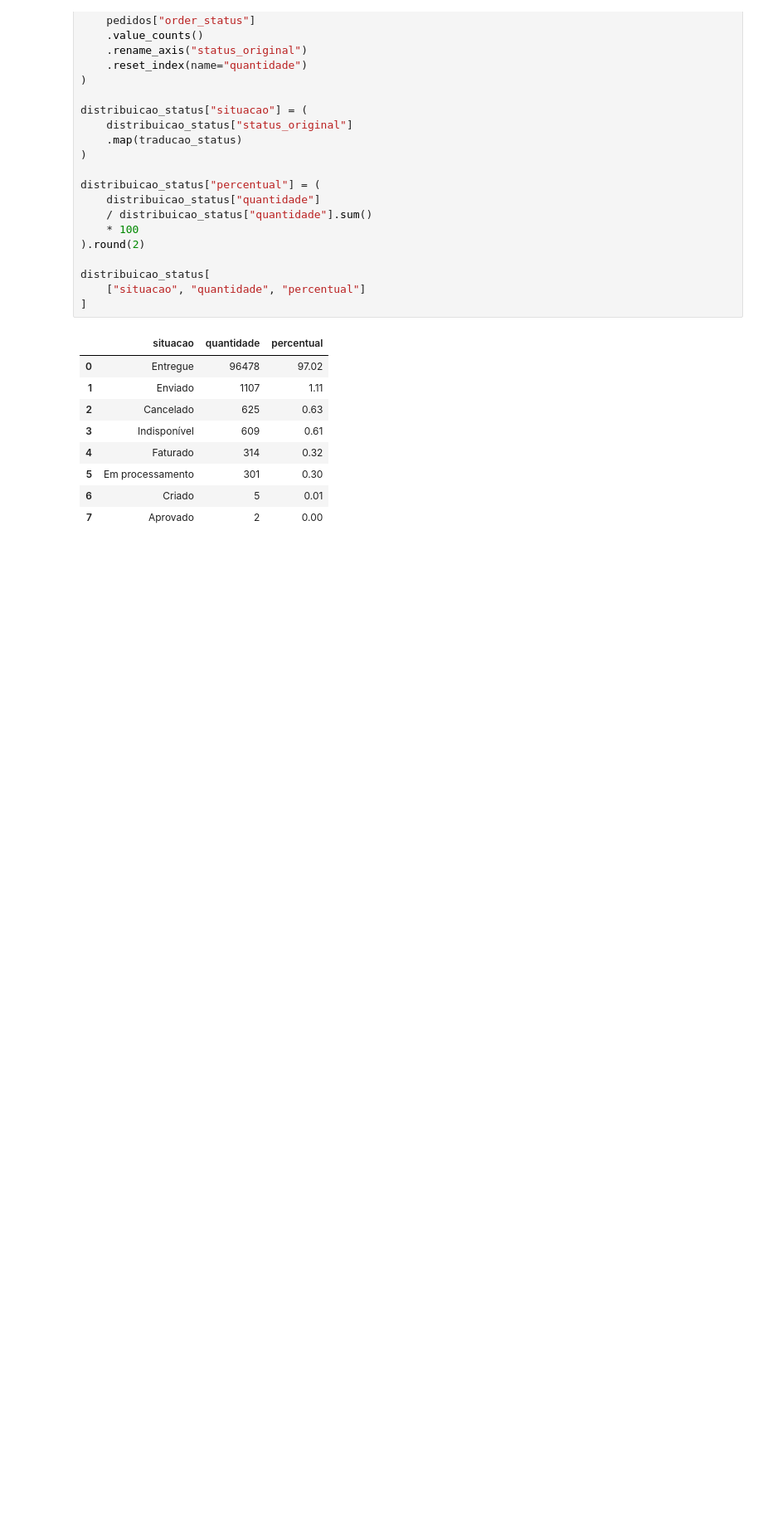
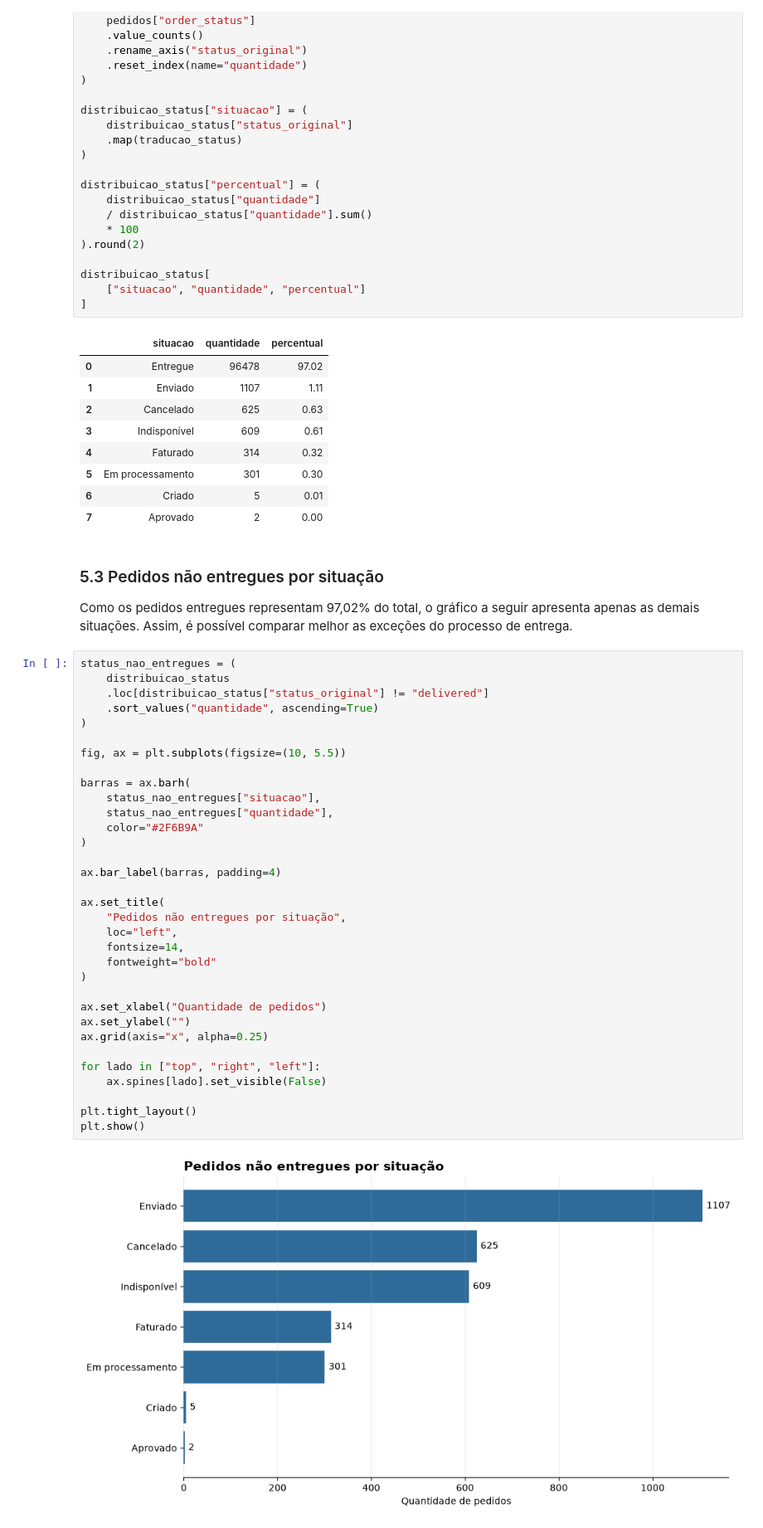
Before and after one commit to AliceGuerreiro/analise-vendas-ecommerce, a Jupyter notebook: notebooks/01_exploracao_inicial.ipynb, the cells around one changed output. Shown at 83% size. Cells and saved outputs as stored; diff of their text form; blank space fills up the shorter version.

Commit message:
Adiciona gráfico de pedidos não entregues
Visualiza as situações dos pedidos não entregues e registra a interpretação dos resultados.

```diff
--- a/notebooks/01_exploracao_inicial.ipynb
+++ b/notebooks/01_exploracao_inicial.ipynb
@@ -360,3 +358,42 @@ distribuicao_status[
 | 5 | Em processamento | 301 | 0.30 |
 | 6 | Criado | 5 | 0.01 |
 | 7 | Aprovado | 2 | 0.00 |
+# %% [markdown]
+### 5.3 Pedidos não entregues por situação
+
+Como os pedidos entregues representam 97,02% do total, o gráfico a seguir apresenta apenas as demais situações. Assim, é possível comparar melhor as exceções do processo de entrega.
+# %%
+status_nao_entregues = (
+    distribuicao_status
+    .loc[distribuicao_status["status_original"] != "delivered"]
+    .sort_values("quantidade", ascending=True)
+)
+
+fig, ax = plt.subplots(figsize=(10, 5.5))
+
+barras = ax.barh(
+    status_nao_entregues["situacao"],
+    status_nao_entregues["quantidade"],
+    color="#2F6B9A"
+)
+
+ax.bar_label(barras, padding=4)
+
+ax.set_title(
+    "Pedidos não entregues por situação",
+    loc="left",
+    fontsize=14,
+    fontweight="bold"
+)
+
+ax.set_xlabel("Quantidade de pedidos")
+ax.set_ylabel("")
+ax.grid(axis="x", alpha=0.25)
+
+for lado in ["top", "right", "left"]:
+    ax.spines[lado].set_visible(False)
+
+plt.tight_layout()
+plt.show()
+# %% [output]
+[figure, added]
```
Also changed, not shown: parts of 2 cells of this notebook.
